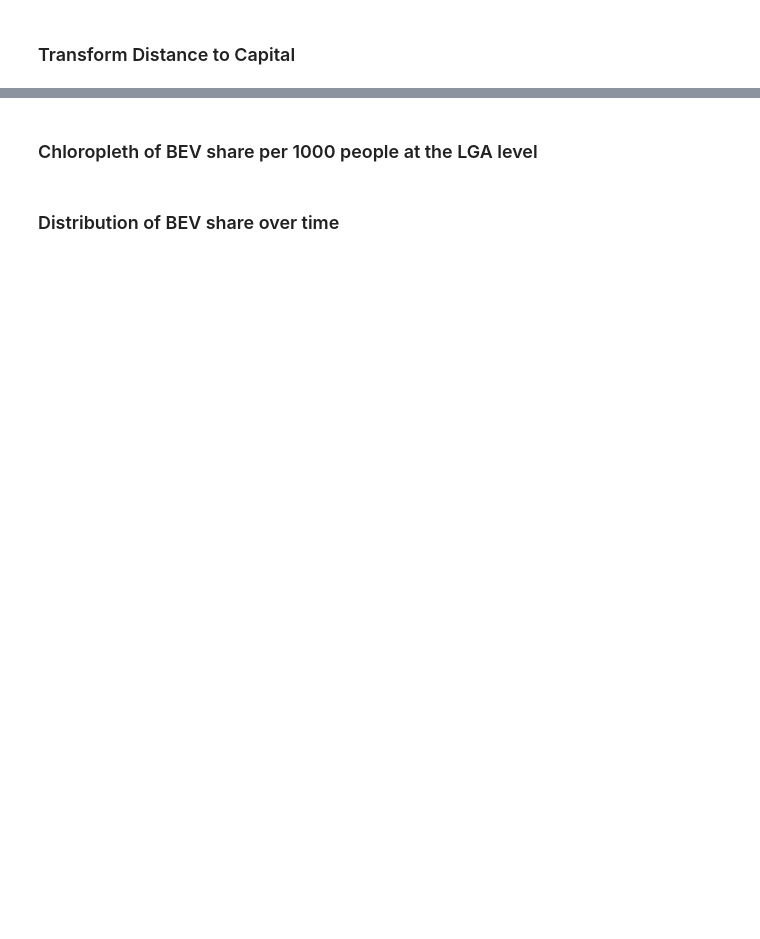
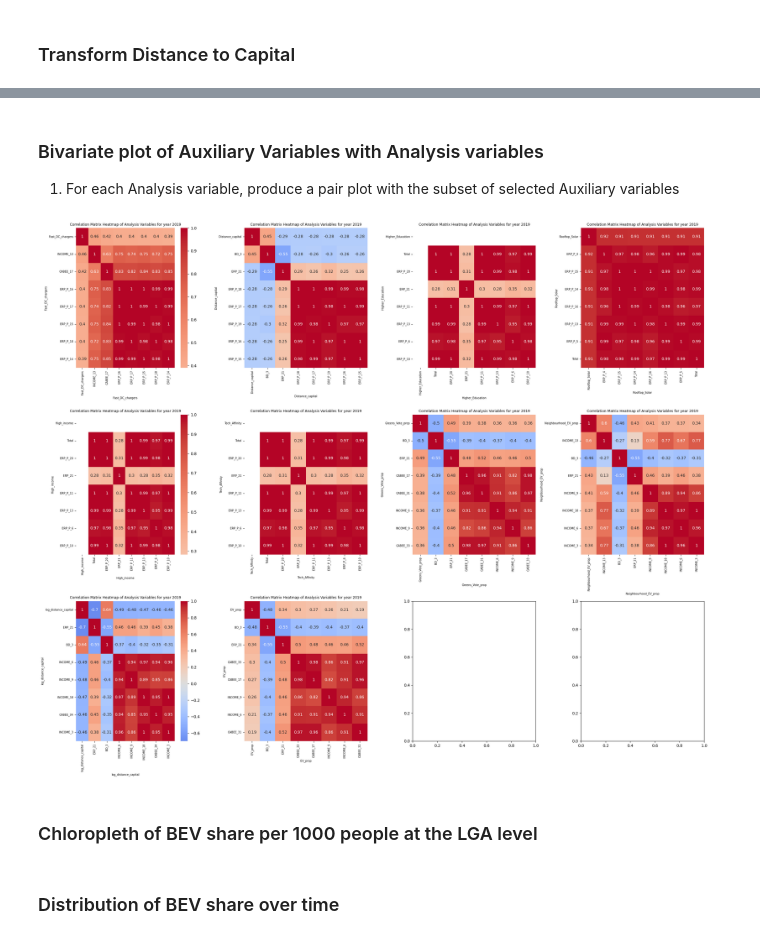
Before and after one commit to MarkStephens060482/forecasting_BEV_adoption_LGA, a Jupyter notebook: Uptake_of_Electric_Vehicles_EDA.ipynb, the cells around one changed output, grey strips where cells are left out. Drawn from its saved outputs; the diff is of its cells as text; code cells hidden in the pictures; blank space fills up the shorter version.

```diff
--- a/Uptake_of_Electric_Vehicles_EDA.ipynb
+++ b/Uptake_of_Electric_Vehicles_EDA.ipynb
@@ -508,3 +520,48 @@ The selected Auxiliary Variables are:
+# %% [markdown]
+### Bivariate plot of Auxiliary Variables with Analysis variables
+1. For each Analysis variable, produce a pair plot with the subset of selected Auxiliary variables
+# %%
+fig,axs = plt.subplots(3,4,figsize=(24, 20))
+selected_Aux_vars1 = list(selected_Aux_vars)
+selected_Aux_vars1.remove('Neighbourhood_EV_prop')
+var_size = len(selected_Aux_vars1)
+axs = axs.flatten()
+Year = 2019
+# filter for the year of interest
+plot_df6 = Analytical_df.copy()
+#calculate reciprocal distance to capital city
+plot_df6['log_distance_capital'] = np.log(plot_df6['Distance_capital'])
+# rearrange columns
+cols = plot_df6.columns.tolist()
+cols.append(cols.pop(cols.index('EV_prop')))
+plot_df6 = plot_df6[cols]
+#select numeric variables only
+cat_vars = ['Official Name State','LGA_name']
+mask = ~plot_df6.columns.isin(cat_vars)
+# apply mask to columns of dataframe
+plot_df6 = plot_df6[plot_df6.columns[mask]].copy()
+count = 0
+for col in plot_df6.columns[1:]:
+    # filter for the year of interest
+    plot_df6_combined = pd.concat([plot_df6['Year'],plot_df6[col],Auxiliary_df[selected_Aux_vars1]],axis = 1)
+    # filter for the year of interest
+    plot_df6_combined = plot_df6_combined[plot_df6_combined['Year'] == Year].drop(columns=['Year']).copy()
+    # Create a correlation matrix
+    ordered_corrs = abs(plot_df6_combined.corr()[col]).sort_values(ascending = False)
+    corr_matrix = plot_df6_combined[ordered_corrs.index[:8]].corr()
+    #create heatmap
+    sns.heatmap(corr_matrix, annot=True, cmap='coolwarm', center=0,cbar = count%4==0,ax = axs[count])
+    # Add a title
+    axs[count].set_title(f'Correlation Matrix Heatmap of Analysis Variables for year {Year}',size = 9)
+    axs[count].set_xlabel(col, size=7)
+    axs[count].set_ylabel(col, size=7)
+    axs[count].tick_params(axis='both', which='major', labelsize=7)
+    count +=1
+plt.tight_layout()
+#
+plt.show()
+# %% [output]
+[figure, added]
 # %% [markdown]
 ### Chloropleth of BEV share per 1000 people at the LGA level
 # %%
```
Also changed, not shown: parts of 11 cells of this notebook.
